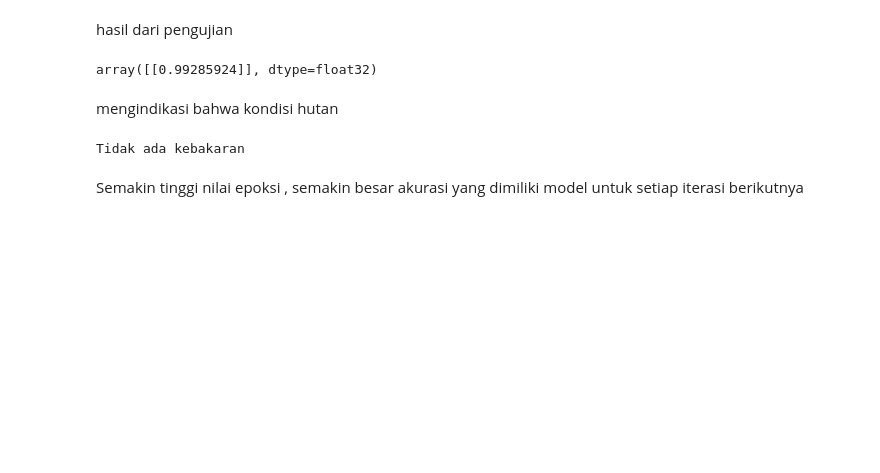
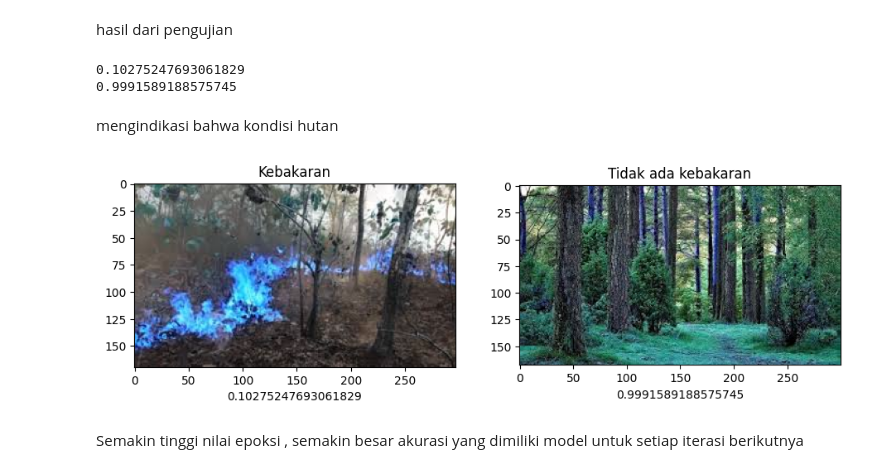
Before and after one commit to MeltingSnow21/Forest-Fire-Detection-System-Using-CNN-, a Jupyter notebook: KEBAKARAN/PendeteksiKebakaranHutan.ipynb, the cells around one changed output. Drawn from its saved outputs; the diff is of its cells as text; code cells hidden in the pictures; blank space fills up the shorter version.

```diff
--- a/KEBAKARAN/PendeteksiKebakaranHutan.ipynb
+++ b/KEBAKARAN/PendeteksiKebakaranHutan.ipynb
@@ -291,6 +350,10 @@ memanggil fungsi
 pre = Precision()
 re = Recall()
 acc = BinaryAccuracy()
+tp = TruePositives()
+fp = FalsePositives()
+fn = FalseNegatives()
+tn = TrueNegatives()
 # %% [markdown]
 melakukan evaluasi dari data testing
 # %%
@@ -338,5 +499,6 @@ plt.show()
 # %% [markdown]
 memanggil model prediski untuk data testing
 # %%
-yhat = model.predict(np.expand_dims(resize/255, 0))
+yhat1 = model.predict(np.expand_dims(resize1/255, 0))
+yhat2 = model.predict(np.expand_dims(resize2/255, 0))
 # %% [output]
@@ -344,17 +507,35 @@ yhat = model.predict(np.expand_dims(resize/255, 0))
 # %% [markdown]
 hasil dari pengujian
-# %%
-yhat
-# %% [output]
-array([[0.99285924]], dtype=float32)
+# %%
+print(float(yhat1))
+print(float(yhat2))
+# %% [output]
+0.10275247693061829
+0.9991589188575745
 # %% [markdown]
 mengindikasi bahwa kondisi hutan
-# %%
-if yhat > 0.5:
-    print(f'Tidak ada kebakaran')
-else:
-    print(f'Kebakaran')
-# %% [output]
-Tidak ada kebakaran
+# %%
+def klasifikasi(yhat):
+    if yhat > 0.5:
+        return(f'Tidak ada kebakaran')
+    else:
+        return(f'Kebakaran')
+hasil1 = klasifikasi(yhat1)
+hasil2 = klasifikasi(yhat2)
+
+plt.subplot(2,2,1)
+plt.title(hasil1)
+plt.xlabel(float(yhat1))
+plt.imshow(img1)
+
+plt.subplot(2,2,2)
+plt.title(hasil2)
+plt.xlabel(float(yhat2))
+plt.imshow(img2)
+# img = cv2.cvtColor(img, cv2.COLOR_BGR2RGB)
+# plt.imshow(img)
+plt.show()
+# %% [output]
+[figure, added]
 # %% [markdown]
 Semakin tinggi nilai epoksi , semakin besar akurasi yang dimiliki model untuk setiap iterasi berikutnya
```
Also changed, not shown: parts of 23 cells of this notebook, 6 other files.
